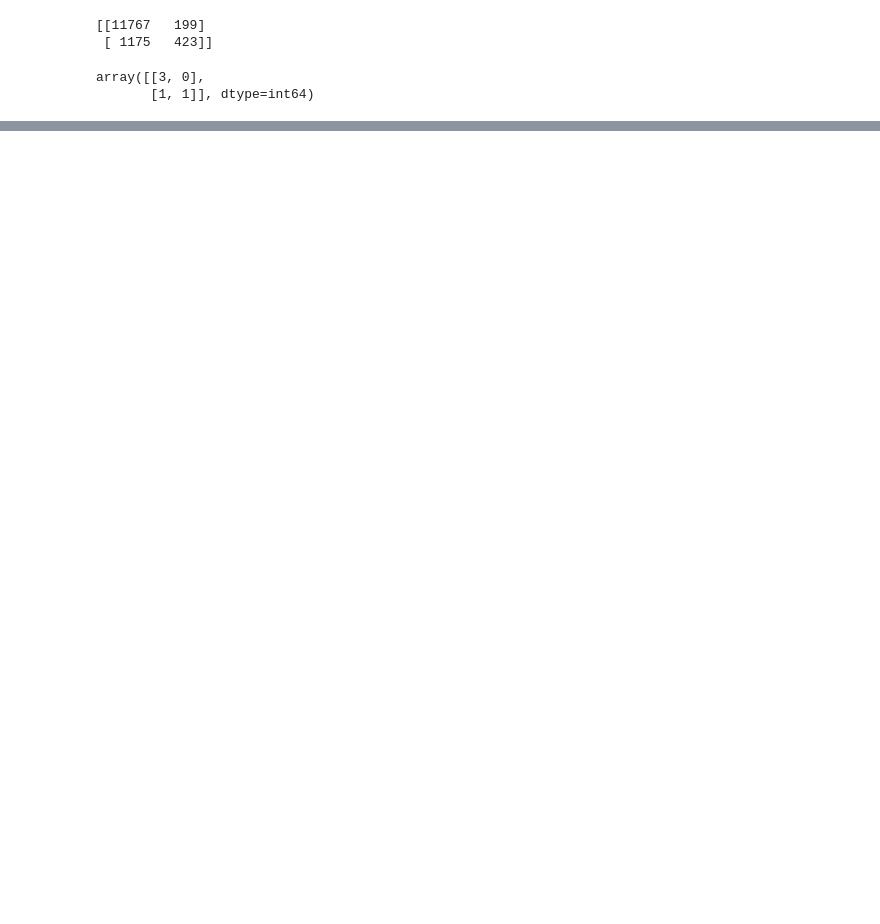
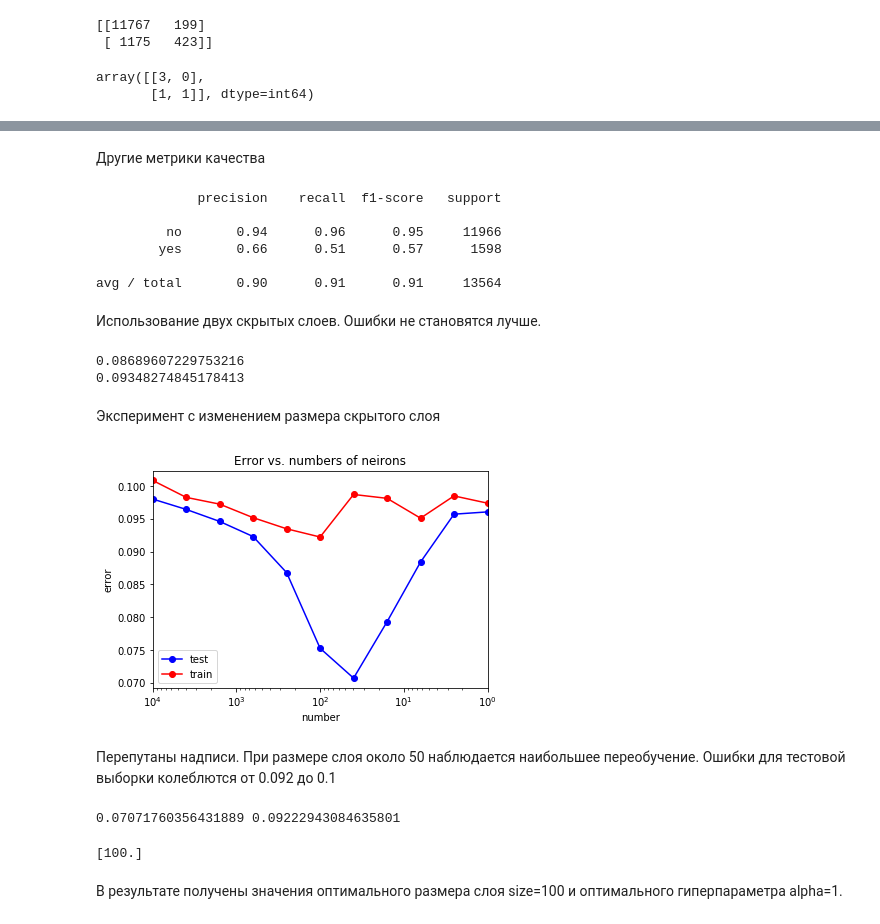
Before and after one commit to stepanshulpin/MLHomeWorks, a Jupyter notebook: script.ipynb, the cells around one changed output, grey strips where cells are left out. Saved outputs shown, nothing was run; the diff lists cells and outputs as text; code cells hidden in the pictures; blank space fills up the shorter version.

```diff
--- a/script.ipynb
+++ b/script.ipynb
@@ -671,0 +741,3 @@ NameError: name 'X_train' is not defined
+# %%
+alpha_opt = alpha_arr[test_err == min_test_err]
+print(alpha_opt)
@@ -671,0 +748,9 @@ NameError: name 'X_train' is not defined
+# %%
+mlp_model = MLPClassifier(alpha = alpha_opt, hidden_layer_sizes = (100,),
+                          solver = 'lbfgs', activation = 'logistic', random_state = 42)
+mlp_model.fit(X_train, y_train)
+
+y_train_pred = mlp_model.predict(X_train)
+y_test_pred = mlp_model.predict(X_test)
+print(np.mean(y_train != y_train_pred))
+print(np.mean(y_test != y_test_pred))
@@ -671,0 +770,66 @@ NameError: name 'X_train' is not defined
+# %% [markdown]
+Другие метрики качества
+# %%
+from sklearn.metrics import classification_report
+print(classification_report(y_test, y_test_pred))
+# %% [output]
+             precision    recall  f1-score   support
+
+         no       0.94      0.96      0.95     11966
+        yes       0.66      0.51      0.57      1598
+
+avg / total       0.90      0.91      0.91     13564
+# %% [markdown]
+Использование двух скрытых слоев. Ошибки не становятся лучше.
+# %%
+mlp_model = MLPClassifier(hidden_layer_sizes = (100,100),
+                          solver = 'lbfgs', activation = 'logistic', random_state = 42)
+mlp_model.fit(X_train, y_train)
+
+y_train_pred = mlp_model.predict(X_train)
+y_test_pred = mlp_model.predict(X_test)
+print(np.mean(y_train != y_train_pred))
+print(np.mean(y_test != y_test_pred))
+# %% [output]
+0.08689607229753216
+0.09348274845178413
+# %% [markdown]
+Эксперимент с изменением размера скрытого слоя
+# %%
+size_arr = np.logspace(0, 4, 11)
+test_err = []
+train_err = []
+for size in size_arr:
+    mlp_model = MLPClassifier(hidden_layer_sizes = (int(size),), solver = 'lbfgs', activation = 'logistic', random_state = 42)
+    mlp_model.fit(X_train, y_train)
+
+    y_train_pred = mlp_model.predict(X_train)
+    y_test_pred = mlp_model.predict(X_test)
+    train_err.append(np.mean(y_train != y_train_pred))
+    test_err.append(np.mean(y_test != y_test_pred))
+
+plt.semilogx(size_arr, train_err, 'b-o', label = 'test')
+plt.semilogx(size_arr, test_err, 'r-o', label = 'train')
+plt.xlim([np.max(size_arr), np.min(size_arr)])
+plt.title('Error vs. numbers of neirons')
+plt.xlabel('number')
+plt.ylabel('error')
+plt.legend()
+pass
+# %% [output]
+[figure, added]
+# %% [markdown]
+Перепутаны надписи. При размере слоя около 50 наблюдается наибольшее переобучение. Ошибки для тестовой выборки колеблются от 0.092 до 0.1
+# %%
+min_train_err = np.min(train_err)
+min_test_err = np.min(test_err)
+print(min_train_err, min_test_err)
+# %% [output]
+0.07071760356431889 0.09222943084635801
+# %%
+size_opt = size_arr[test_err == min_test_err]
+print(size_opt)
+# %% [output]
+[100.]
+# %% [markdown]
+В результате получены значения оптимального размера слоя size=100 и оптимального гиперпараметра alpha=1.
```
Also changed, not shown: parts of 22 cells of this notebook.
